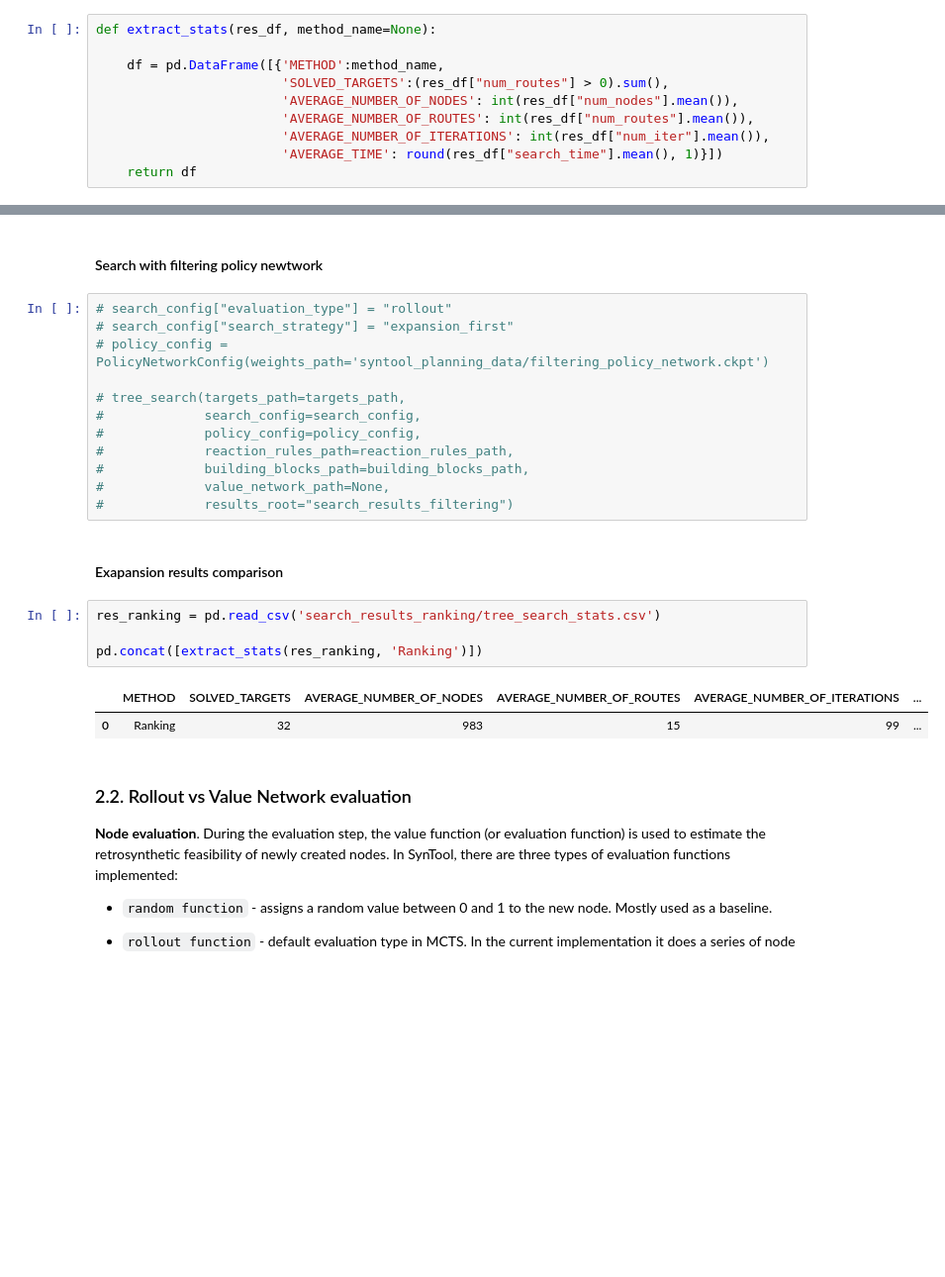
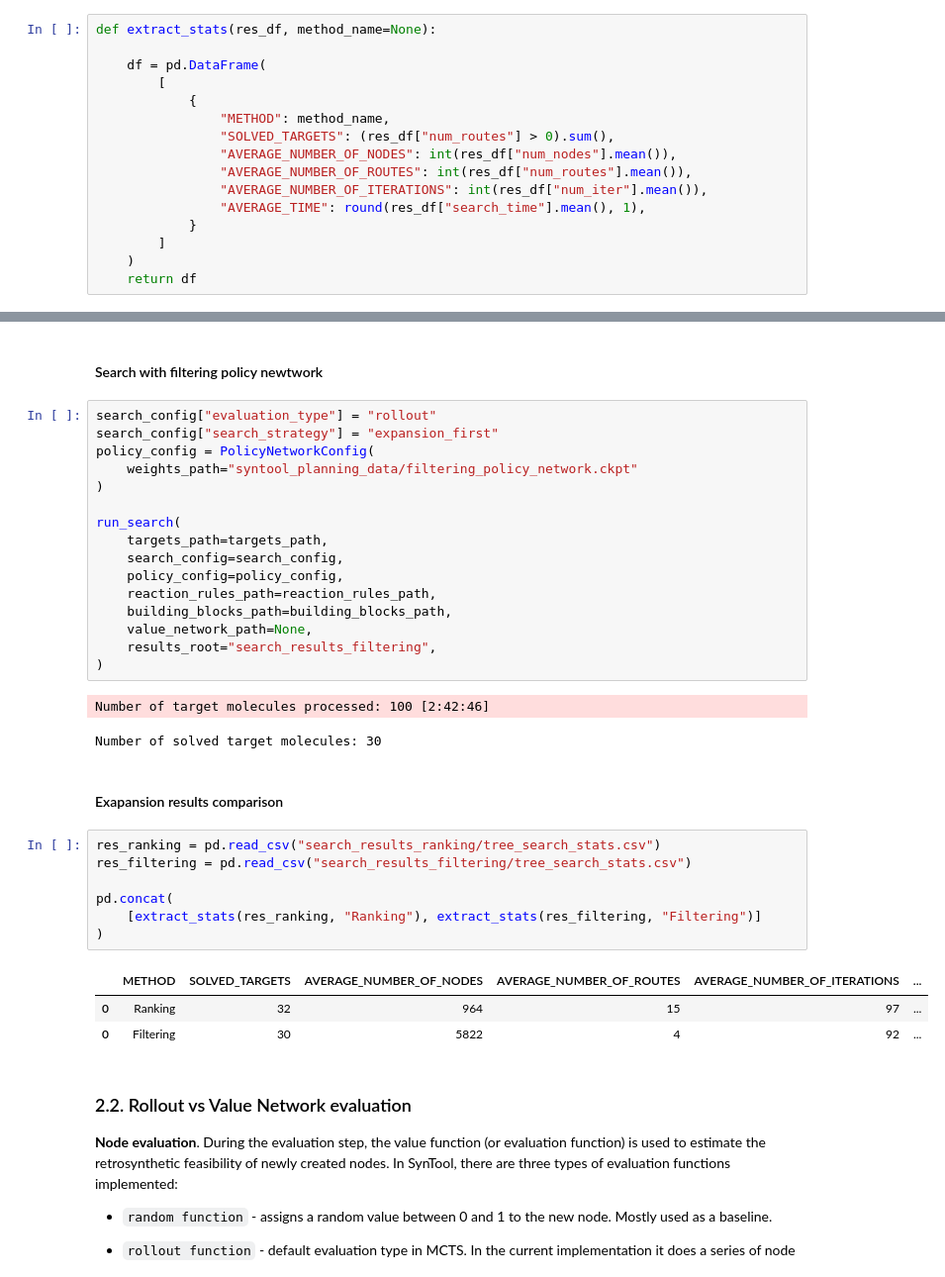
Before and after one commit to Laboratoire-de-Chemoinformatique/SynTool, a Jupyter notebook: tutorials/planning_tutorial.ipynb, the cells around one changed output, grey strips where cells are left out. Shown at 99% size. Drawn from its saved outputs; the diff is of its cells as text; blank space fills up the shorter version.

```diff
--- a/tutorials/planning_tutorial.ipynb
+++ b/tutorials/planning_tutorial.ipynb
@@ -52,12 +54,18 @@ building_blocks_path = 'syntool_planning_data/building_blocks.smi'
 # %%
 def extract_stats(res_df, method_name=None):
 
-    df = pd.DataFrame([{'METHOD':method_name,
-                        'SOLVED_TARGETS':(res_df["num_routes"] > 0).sum(),
-                        'AVERAGE_NUMBER_OF_NODES': int(res_df["num_nodes"].mean()),
-                        'AVERAGE_NUMBER_OF_ROUTES': int(res_df["num_routes"].mean()),
-                        'AVERAGE_NUMBER_OF_ITERATIONS': int(res_df["num_iter"].mean()),
-                        'AVERAGE_TIME': round(res_df["search_time"].mean(), 1)}])
+    df = pd.DataFrame(
+        [
+            {
+                "METHOD": method_name,
+                "SOLVED_TARGETS": (res_df["num_routes"] > 0).sum(),
+                "AVERAGE_NUMBER_OF_NODES": int(res_df["num_nodes"].mean()),
+                "AVERAGE_NUMBER_OF_ROUTES": int(res_df["num_routes"].mean()),
+                "AVERAGE_NUMBER_OF_ITERATIONS": int(res_df["num_iter"].mean()),
+                "AVERAGE_TIME": round(res_df["search_time"].mean(), 1),
+            }
+        ]
+    )
     return df
 # %% [markdown]
 ### 2.1. Ranking vs Filtering policy network
@@ -103,26 +115,37 @@ Number of solved target molecules: 32
 # %% [markdown]
 #### Search with filtering policy newtwork
 # %%
-# search_config["evaluation_type"] = "rollout"
-# search_config["search_strategy"] = "expansion_first"
-# policy_config = PolicyNetworkConfig(weights_path='syntool_planning_data/filtering_policy_network.ckpt')
+search_config["evaluation_type"] = "rollout"
+search_config["search_strategy"] = "expansion_first"
+policy_config = PolicyNetworkConfig(
+    weights_path="syntool_planning_data/filtering_policy_network.ckpt"
+)
 
-# tree_search(targets_path=targets_path,
-#             search_config=search_config,
-#             policy_config=policy_config,
-#             reaction_rules_path=reaction_rules_path,
-#             building_blocks_path=building_blocks_path,
-#             value_network_path=None,
-#             results_root="search_results_filtering")
+run_search(
+    targets_path=targets_path,
+    search_config=search_config,
+    policy_config=policy_config,
+    reaction_rules_path=reaction_rules_path,
+    building_blocks_path=building_blocks_path,
+    value_network_path=None,
+    results_root="search_results_filtering",
+)
+# %% [output]
+Number of target molecules processed: 100 [2:42:46]
+Number of solved target molecules: 30
 # %% [markdown]
 #### Exapansion results comparison
 # %%
-res_ranking = pd.read_csv('search_results_ranking/tree_search_stats.csv')
+res_ranking = pd.read_csv("search_results_ranking/tree_search_stats.csv")
+res_filtering = pd.read_csv("search_results_filtering/tree_search_stats.csv")
 
-pd.concat([extract_stats(res_ranking, 'Ranking')])
+pd.concat(
+    [extract_stats(res_ranking, "Ranking"), extract_stats(res_filtering, "Filtering")]
+)
 # %% [output]
 |  | METHOD | SOLVED_TARGETS | AVERAGE_NUMBER_OF_NODES | AVERAGE_NUMBER_OF_ROUTES | AVERAGE_NUMBER_OF_ITERATIONS | ... |
-| 0 | Ranking | 32 | 983 | 15 | 99 | ... |
+| 0 | Ranking | 32 | 964 | 15 | 97 | ... |
+| 0 | Filtering | 30 | 5822 | 4 | 92 | ... |
 # %% [markdown]
 ### 2.2. Rollout vs Value Network evaluation
 
```
Also changed, not shown: parts of 16 cells of this notebook, 25 other files.
